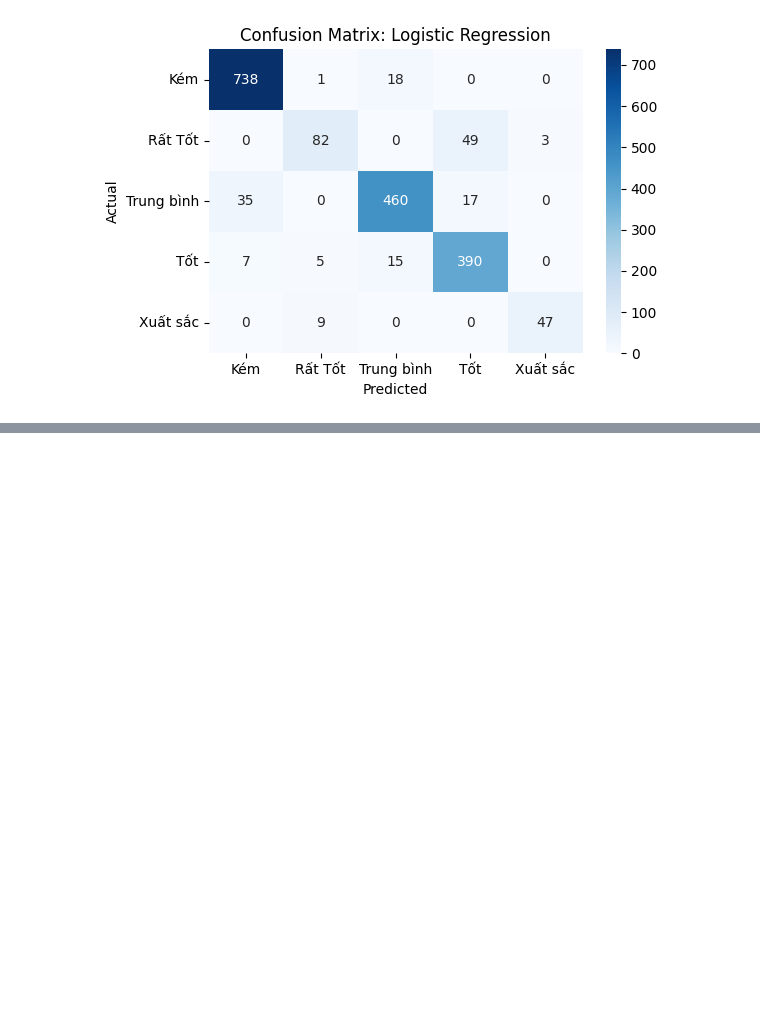
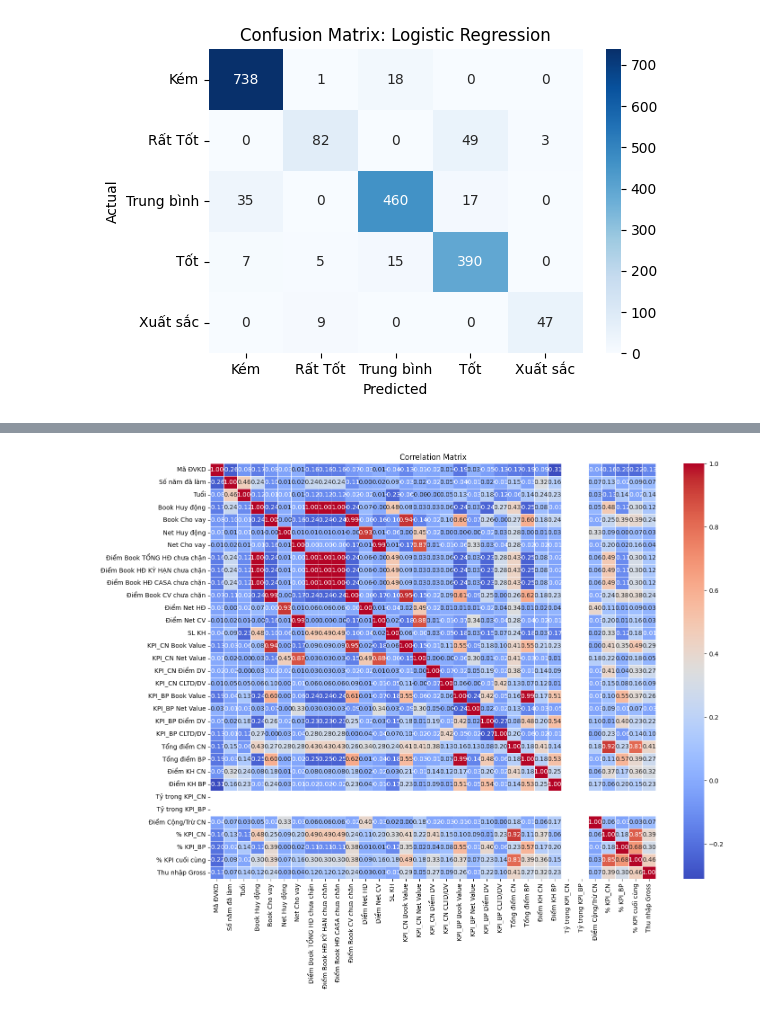
Before and after one commit to Tabaoan/FoxAI-Banking-MLs, a Jupyter notebook: KPI/Employee_flexibility.ipynb, the cells around one changed output, grey strips where cells are left out. Drawn from its saved outputs; the diff is of its cells as text; code cells hidden in the pictures; blank space fills up the shorter version.

```diff
--- a/KPI/Employee_flexibility.ipynb
+++ b/KPI/Employee_flexibility.ipynb
@@ -614,0 +641,3 @@ weighted avg       0.91      0.92      0.91      1876
+# %%
+dataframe_ql = dataframe_ql.dropna(subset=['Thu nhập Gross'])
+dataframe_ql
@@ -614,0 +658,10 @@ weighted avg       0.91      0.92      0.91      1876
+# %%
+# Ma trận tương quan ban đầu
+df_ql = dataframe_ql.select_dtypes(include=[np.number])
+corr_matrix = df_ql.corr()
+plt.figure(figsize=(16,12))
+sns.heatmap(corr_matrix, annot=True, fmt=".2f", cmap='coolwarm', linewidths=0.5)
+plt.title('Correlation Matrix')
+plt.show()
+# %% [output]
+[figure, added]
```
Also changed, not shown: parts of 33 cells of this notebook.
